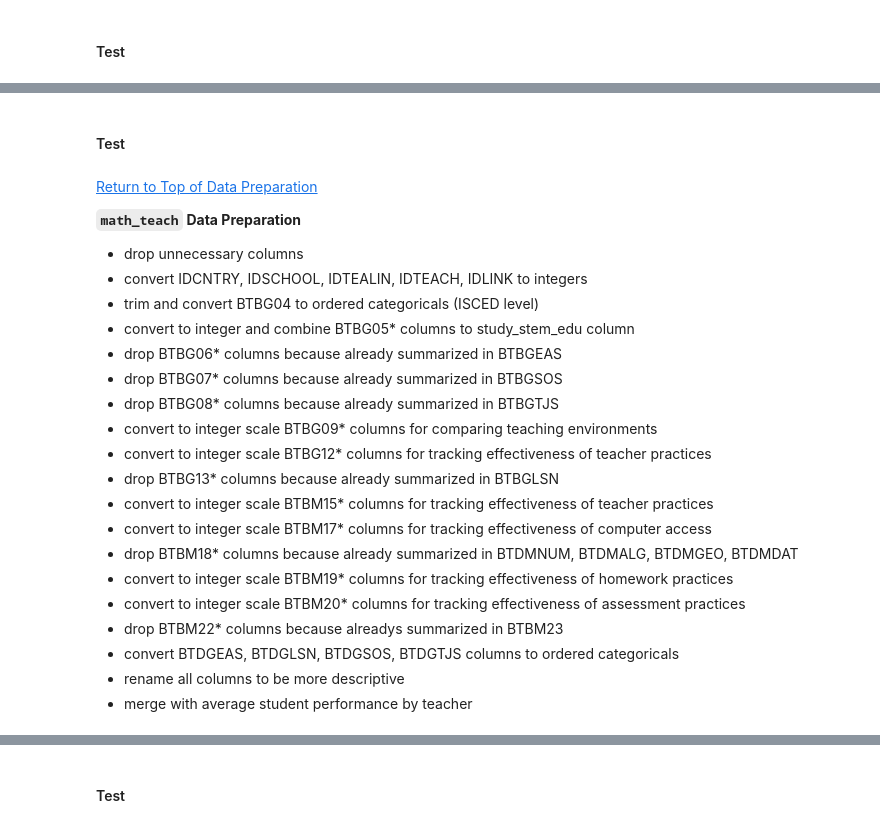
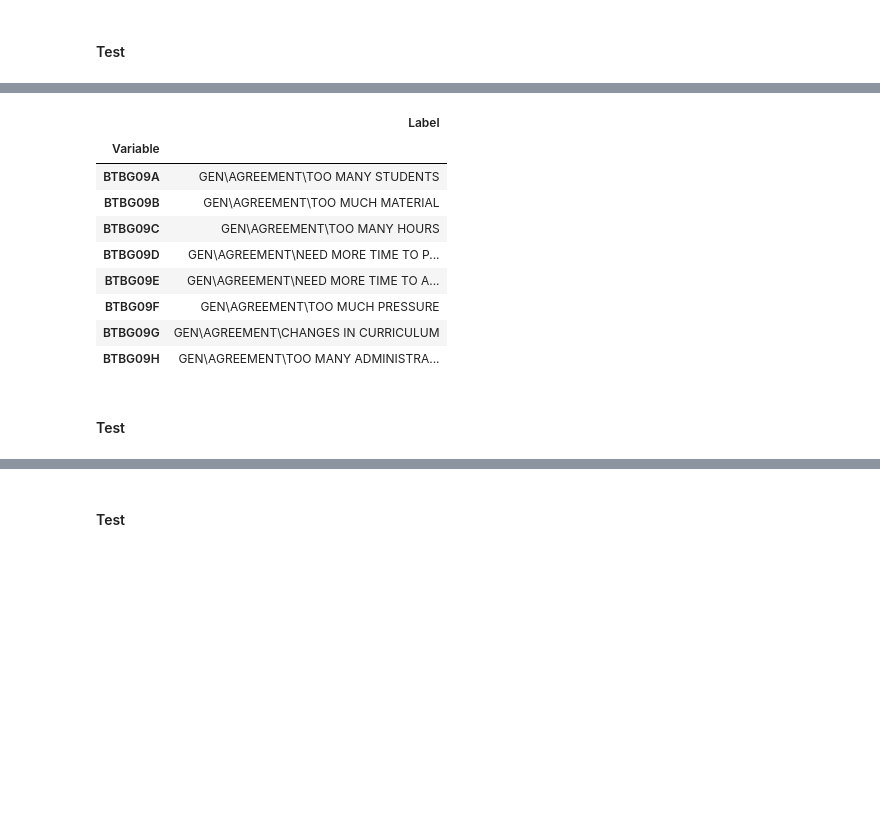
Before and after one commit to sjhaluck/TIMSS-Data-Science, a Jupyter notebook: TIMSS Exploration.ipynb, the cells around one changed output, grey strips where cells are left out. Cells and saved outputs as stored; diff of their text form; code cells hidden in the pictures; blank space fills up the shorter version.

```diff
--- a/TIMSS Exploration.ipynb
+++ b/TIMSS Exploration.ipynb
@@ -1650,27 +1846,15 @@ student.head()
+# %%
+math_teach_codes.loc[[col for col in math_teach.columns if 'BTBG09' in col]]
+# %% [output]
+|  | Label |
+| Variable |  |
+| BTBG09A | GEN\AGREEMENT\TOO MANY STUDENTS |
+| BTBG09B | GEN\AGREEMENT\TOO MUCH MATERIAL |
+| BTBG09C | GEN\AGREEMENT\TOO MANY HOURS |
+| BTBG09D | GEN\AGREEMENT\NEED MORE TIME TO P... |
+| BTBG09E | GEN\AGREEMENT\NEED MORE TIME TO A... |
+| BTBG09F | GEN\AGREEMENT\TOO MUCH PRESSURE |
+| BTBG09G | GEN\AGREEMENT\CHANGES IN CURRICULUM |
+| BTBG09H | GEN\AGREEMENT\TOO MANY ADMINISTRA... |
 # %% [markdown]
 #### Test
-# %% [markdown]
-[Return to Top of Data Preparation](#data_preparation)
-
-<div id='prep5'></div>
-
-**`math_teach` Data Preparation**
-* drop unnecessary columns
-* convert IDCNTRY, IDSCHOOL, IDTEALIN, IDTEACH, IDLINK to integers
-* trim and convert BTBG04 to ordered categoricals (ISCED level)
-* convert to integer and combine BTBG05* columns to study_stem_edu column
-* drop BTBG06* columns because already summarized in BTBGEAS
-* drop BTBG07* columns because already summarized in BTBGSOS
-* drop BTBG08* columns because already summarized in BTBGTJS
-* convert to integer scale BTBG09* columns for comparing teaching environments
-* convert to integer scale BTBG12* columns for tracking effectiveness of teacher practices
-* drop BTBG13* columns because already summarized in BTBGLSN
-* convert to integer scale BTBM15* columns for tracking effectiveness of teacher practices
-* convert to integer scale BTBM17* columns for tracking effectiveness of computer access
-* drop BTBM18* columns because already summarized in BTDMNUM, BTDMALG, BTDMGEO, BTDMDAT
-* convert to integer scale BTBM19* columns for tracking effectiveness of homework practices
-* convert to integer scale BTBM20* columns for tracking effectiveness of assessment practices
-* drop BTBM22* columns because alreadys summarized in BTBM23
-* convert BTDGEAS, BTDGLSN, BTDGSOS, BTDGTJS columns to ordered categoricals
-* rename all columns to be more descriptive
-* merge with average student performance by teacher
```
Also changed, not shown: parts of 53 cells of this notebook.
